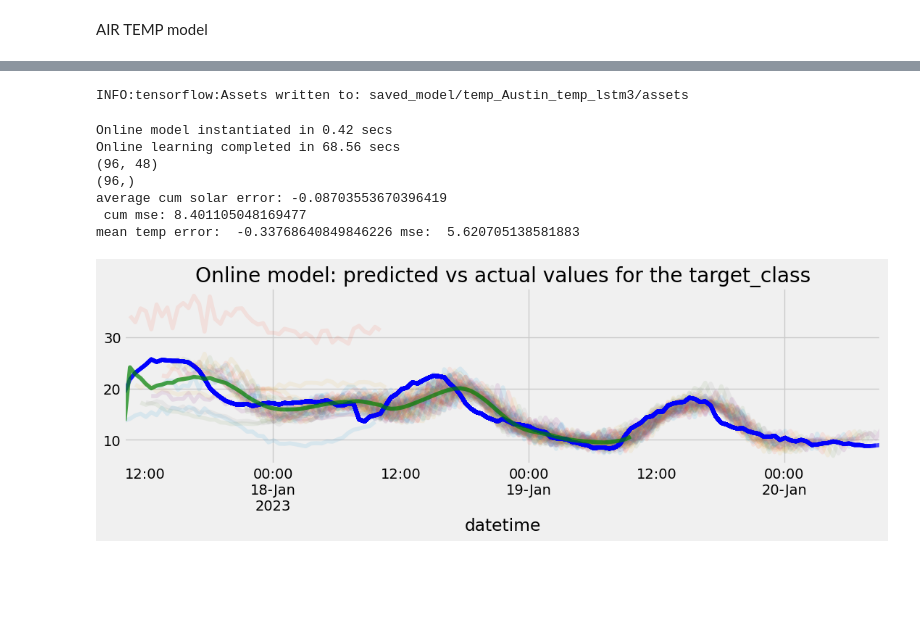
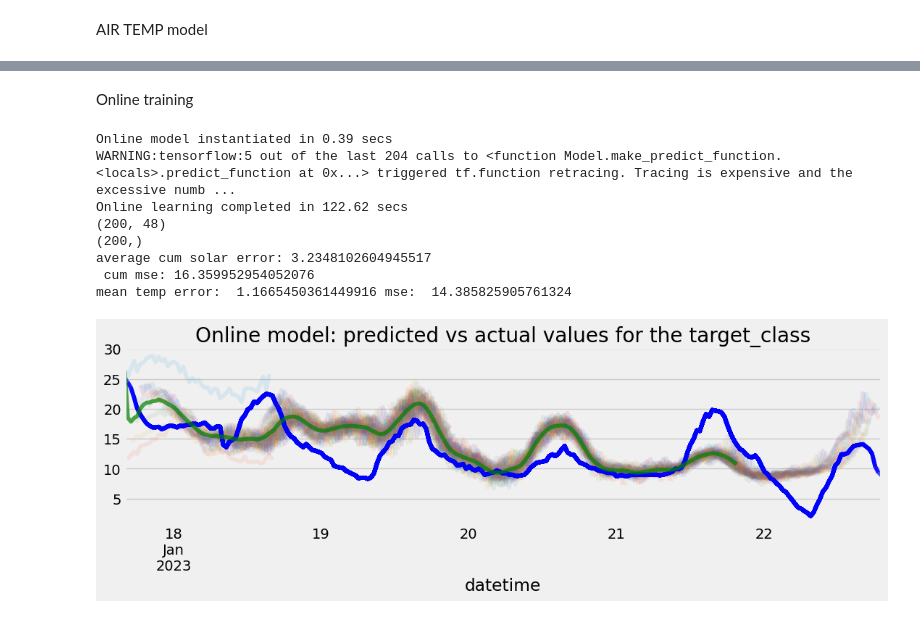
Before and after one commit to Muckthebuck/2023-Energy-kit, a Jupyter notebook: [Austin]solar_temp_predictions.ipynb, the cells around one changed output, grey strips where cells are left out. Saved outputs shown, nothing was run; the diff lists cells and outputs as text; code cells hidden in the pictures; blank space fills up the shorter version.

```diff
--- a/[Austin]solar_temp_predictions.ipynb
+++ b/[Austin]solar_temp_predictions.ipynb
@@ -527,7 +561,7 @@ print(f'Online model instantiated in {time() - start:.2f} secs')
 # Online training (update model with each new data available):
 predictions = []
 start = time()
-online_len = 96
+online_len = 200
 for t in range(online_len):
     x = X_test[t].reshape(-1,T,N)  # a "new" input is available
     y_hat = online_model.predict_on_batch(x) # predict on the "new" input
@@ -546,8 +580,8 @@ print(fixed_predict.shape)
 j = 0
 fig, ax = plt.subplots(figsize=(12, 3))
 ax.set_title('Online model: predicted vs actual values for the target_class')
-dff_avg = pd.DataFrame({'predicted':  np.full(online_len, np.nan)},index=test_labels.iloc[:96].index)
-dff_actual = pd.DataFrame({'actual':  np.array(test_labels.iloc[:96]).reshape(-1)},index=test_labels.iloc[:96].index)
+dff_avg = pd.DataFrame({'predicted':  np.full(online_len, np.nan)},index=test_labels.iloc[:online_len].index)
+dff_actual = pd.DataFrame({'actual':  np.array(test_labels.iloc[:online_len]).reshape(-1)},index=test_labels.iloc[:online_len].index)
 avg_temperr=0
 avg_mse=0
 j=0
@@ -569,7 +603,7 @@ for i in range(online_len):
     dff2 = pd.DataFrame({'actual': actual.squeeze()}, index=index)
     dff1.plot(ax=ax, alpha=0.1, legend=False)
     dff2.plot(ax=ax, alpha=0.7, color='blue', legend=False)
-    avg_temperr +=np.mean(dff1['predicted']-dff2['actual'])
+    avg_temperr +=np.mean(np.abs(dff1['predicted']-dff2['actual']))
     avg_mse +=mean_squared_error(dff1['predicted'], dff2['actual'])
 dff_avg= dff_avg.mean(axis=1)
 print(dff_avg.values.shape)
@@ -580,7 +614,7 @@ print(f" cum mse: {avg_mse/fixed_predict.shape[0]}")
 dff_avg_arry = np.array(dff_avg.values).reshape(-1)
 dff_actual_arry = np.array(dff_actual['actual']).reshape(-1)[~np.isnan(dff_avg_arry)]
 dff_avg_arry = dff_avg_arry[~np.isnan(dff_avg_arry)]
-diff = (dff_avg_arry-dff_actual_arry)
+diff = np.abs(dff_avg_arry-dff_actual_arry)
 dff_mse = mean_squared_error(dff_avg_arry, dff_actual_arry)
 print("mean temp error: ", np.mean(diff), "mse: ", dff_mse)
 plt.show()
@@ -632,0 +672,5 @@ Test data dimensions: (3940, 288, 6), (3940, 48, 1)
+# %%
+a = pred_T-1
+for i in range(a,a+1):
+    plt.plot(scaler_y.inverse_transform(online_y[i]))
+plt.show()
@@ -632,0 +684,5 @@ Test data dimensions: (3940, 288, 6), (3940, 48, 1)
+# %%
+for i in range(20):
+    plt.plot(val_data.iloc[i:i+48].index,y_test[i])
+    plt.xticks(rotation=90, ha="right")
+plt.show()
@@ -632,0 +691,6 @@ Test data dimensions: (3940, 288, 6), (3940, 48, 1)
+# %%
+start_offset = 15
+for i in range(start_offset, start_offset+20):
+    plt.plot(val_data.iloc[i:i+48].index,y_test[i])
+    plt.xticks(rotation=90, ha="right")
+plt.show()
@@ -767,26 +846,33 @@ KeyboardInterrupt:
 # %%
-model.save("saved_model/temp_Austin_temp_lstm3/")
+# model.save("saved_model/temp_Austin_temp_lstm3/")
-# %% [output]
-INFO:tensorflow:Assets written to: saved_model/temp_Austin_temp_lstm3/assets
+# %% [markdown]
+Online training
 # %%
 start = time()
 config, weights = model.get_config(), model.get_weights()
 online_model = Sequential.from_config(config)
 online_model.set_weights(weights)
 online_model.compile(loss='mae', optimizer=Adam(learning_rate=LR))
+# online_model = tf.keras.models.load_model("saved_model/temp_Austin_temp_lstm3/")
 print(f'Online model instantiated in {time() - start:.2f} secs')
 
 # Online training (update model with each new data available):
 predictions = []
 start = time()
-online_len = 96
+online_len = 200
 for t in range(online_len):
-    x = X_test[t].reshape(-1,T,N)  # a "new" input is available
+    # get latest data and retrain upto current time
+    x_train = online_x_train[t].reshape(-1,T,N)
+    y = online_y[t].reshape(1,-1,1)
+    online_model.train_on_batch(x, y)  # runs a single gradient update
+
+    #make prediction for current point and future
+    x = X_test[t].reshape(-1,T,N)  # get past T days of data
     y_hat = online_model.predict_on_batch(x) # predict on the "new" input
     # averaged = np.mean(y_hat[:,3:6,:], axis=1)
     predictions.append(y_hat)  # save predictions
-    y = y_test[t].reshape(1,-1,1)   # a "new" label is available
-    online_model.train_on_batch(x, y)  # runs a single gradient update
+
+
 print(f'Online learning completed in {time() - start:.2f} secs')
 
 
@@ -809,39 +895,40 @@ for i in range(online_len):
 
     # averaged = scaler_y.inverse_transform(fixed_predict)[i]
     # # Plot predictions vs actual labels for fixed model
     # actual = scaler_y.inverse_transform(y_test)[i]
     index = test_labels.iloc[i:i+actual.shape[0]].index
 
     # print(fixed_predict)
     dff1 = pd.DataFrame({'predicted': averaged.squeeze()}, index=index)
     j+=1
     # Assuming dff1 and dff2 are two dataframes with different index lengths
     # Join the two dataframes on their index
     dff_avg = dff_avg.join(dff1, how='left', rsuffix=f'_{i}')
     dff2 = pd.DataFrame({'actual': actual.squeeze()}, index=index)
     dff1.plot(ax=ax, alpha=0.1, legend=False)
     dff2.plot(ax=ax, alpha=0.7, color='blue', legend=False)
-    avg_temperr +=np.mean(dff1['predicted']-dff2['actual'])
+    avg_temperr +=np.mean(np.abs(dff1['predicted']-dff2['actual']))
     avg_mse +=mean_squared_error(dff1['predicted'], dff2['actual'])
 dff_avg= dff_avg.mean(axis=1)
 print(dff_avg.values.shape)
 dff_avg.plot(ax=ax, alpha=0.7, color='green')
 print(f"average cum solar error: {avg_temperr/fixed_predict.shape[0]}")
 print(f" cum mse: {avg_mse/fixed_predict.shape[0]}")
 
 dff_avg_arry = np.array(dff_avg.values).reshape(-1)
 dff_actual_arry = np.array(dff_actual['actual']).reshape(-1)[~np.isnan(dff_avg_arry)]
 dff_avg_arry = dff_avg_arry[~np.isnan(dff_avg_arry)]
 diff = (dff_avg_arry-dff_actual_arry)
 dff_mse = mean_squared_error(dff_avg_arry, dff_actual_arry)
 print("mean temp error: ", np.mean(diff), "mse: ", dff_mse)
 plt.show()
 # %% [output]
-Online model instantiated in 0.42 secs
-Online learning completed in 68.56 secs
-(96, 48)
-(96,)
-average cum solar error: -0.08703553670396419
- cum mse: 8.401105048169477
-mean temp error:  -0.33768640849846226 mse:  5.620705138581883
+Online model instantiated in 0.39 secs
+WARNING:tensorflow:5 out of the last 204 calls to <function Model.make_predict_function.<locals>.predict_function at 0x...> triggered tf.function retracing. Tracing is expensive and the excessive numb ...
+Online learning completed in 122.62 secs
+(200, 48)
+(200,)
+average cum solar error: 3.2348102604945517
+ cum mse: 16.359952954052076
+mean temp error:  1.1665450361449916 mse:  14.385825905761324
-[figure, old version]
+[figure, new version]
```
Also changed, not shown: parts of 25 cells of this notebook, 42 other files.
